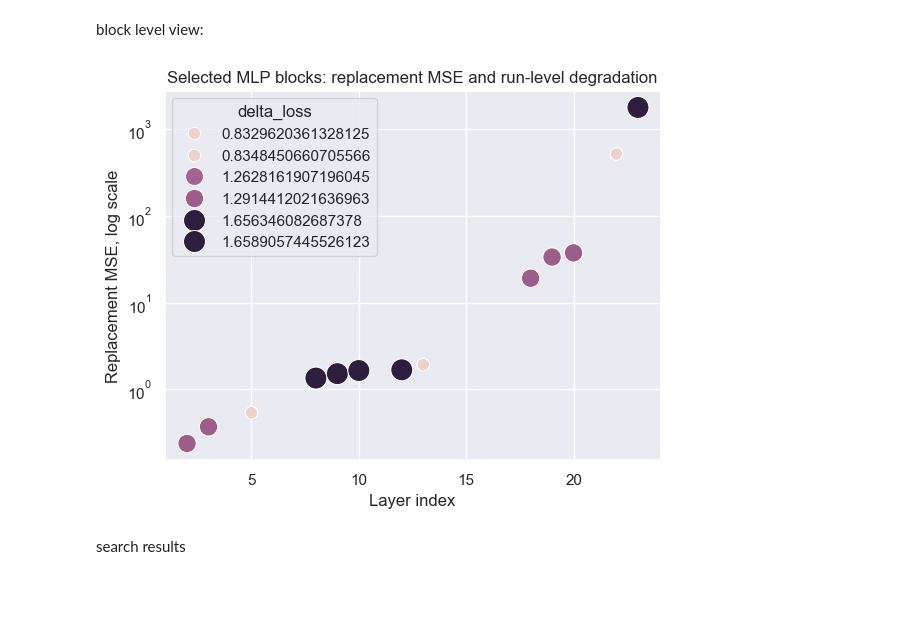
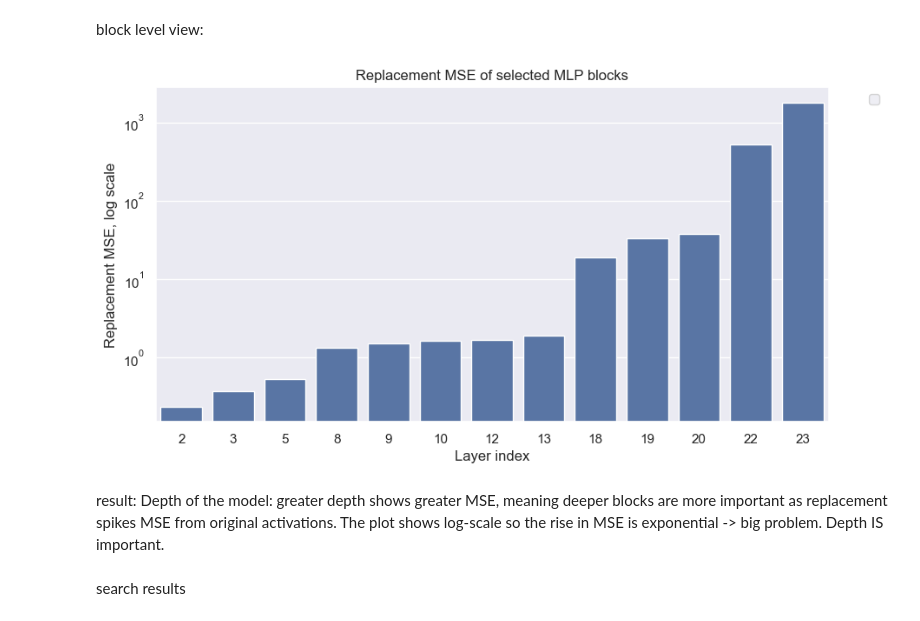
Before and after one commit to Sammuel21/diploma-thesis-block-replacement, a Jupyter notebook: notebooks/mvp/analysis.ipynb, the cells around one changed output. Cells and saved outputs as stored; diff of their text form; code cells hidden in the pictures; blank space fills up the shorter version.

```diff
--- a/notebooks/mvp/analysis.ipynb
+++ b/notebooks/mvp/analysis.ipynb
@@ -229,20 +223,22 @@ block_plot_df = block_df.merge(
 # %%
-sns.scatterplot(
-    data=block_plot_df,
+plt.figure(figsize=(10, 5))
+
+sns.barplot(
+    data=block_df,
     x="layer_idx",
     y="new_operator_mse",
-    hue="delta_loss",
-    size="delta_loss",
-    sizes=(80, 250),
 )
 
 plt.yscale("log")
-plt.title("Selected MLP blocks: replacement MSE and run-level degradation")
+plt.title("Replacement MSE of selected MLP blocks")
 plt.xlabel("Layer index")
 plt.ylabel("Replacement MSE, log scale")
+plt.legend(bbox_to_anchor=(1.05, 1), loc="upper left")
 plt.show()
 # %% [output]
-[figure, old version]
+[figure, new version]
+# %% [markdown]
+result: Depth of the model: greater depth shows greater MSE, meaning deeper blocks are more important as replacement spikes MSE from original activations. The plot shows log-scale so the rise in MSE is exponential -> big problem. Depth IS important.
 # %% [markdown]
 search results
 # %%
```
Also changed, not shown: parts of 1 cell of this notebook.
